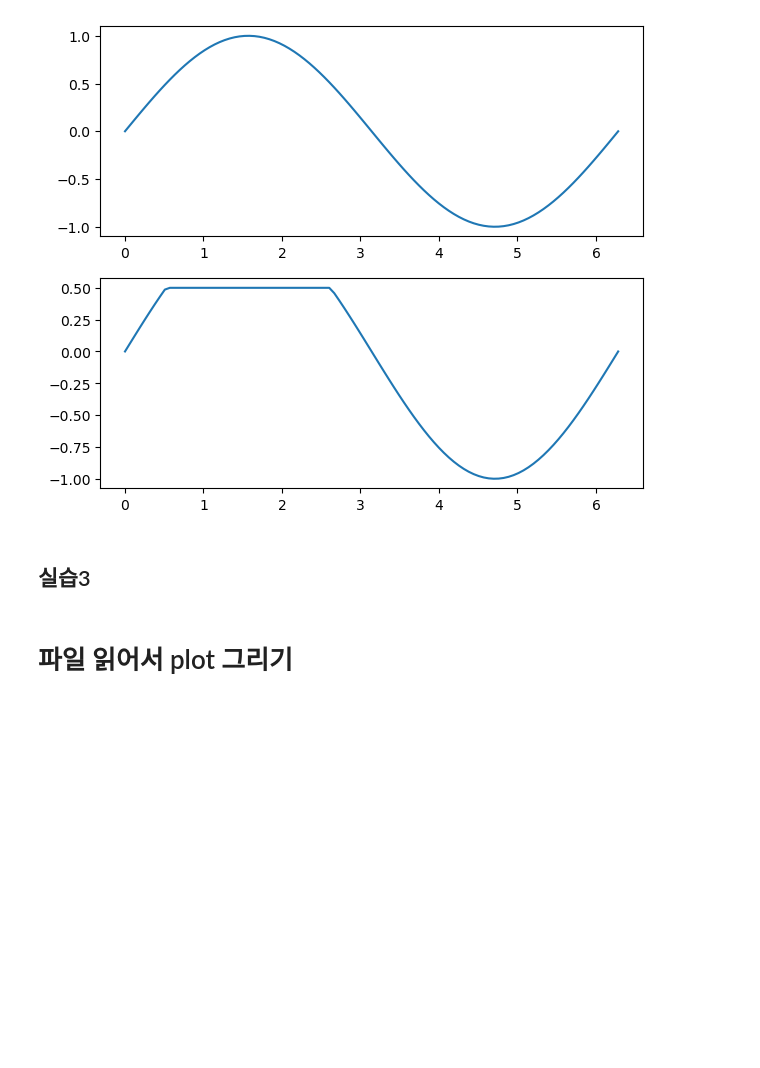
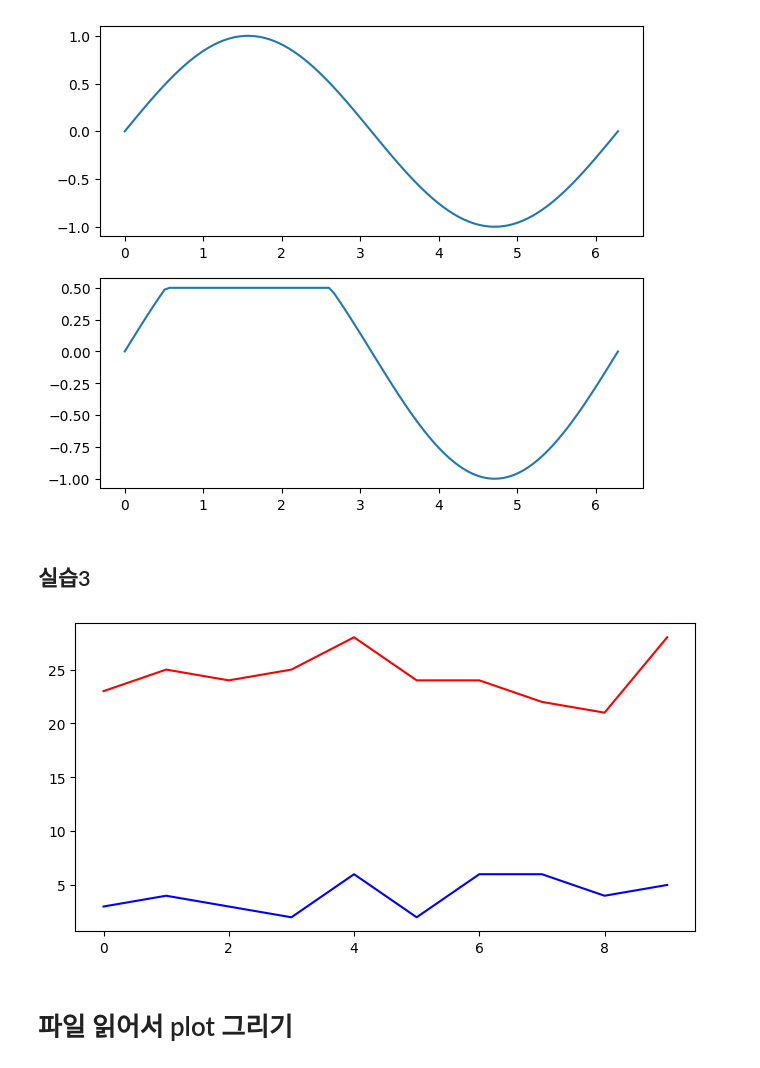
Before and after one commit to Woochang4862/USW-Data-Visualization, a Jupyter notebook: w3/dv2024_3w_code.ipynb, the cells around one changed output. Cells and saved outputs as stored; diff of their text form; code cells hidden in the pictures; blank space fills up the shorter version.

```diff
--- a/w3/dv2024_3w_code.ipynb
+++ b/w3/dv2024_3w_code.ipynb
@@ -127,25 +128,22 @@ _=ax2.plot(X,Y)
 # %% [markdown]
 ## 실습3
 # %%
-import time
-while True:
-    fig=plt.figure(figsize=(8,4), dpi=100)
-    ax=fig.subplots()
+fig=plt.figure(figsize=(8,4), dpi=100)
+ax=fig.subplots()
 
-    X=range(10)
-    Y1=np.random.randint(0,10,size=10)
-    Y2=np.random.randint(20,30,size=10)
+X=range(10)
+Y1=np.random.randint(0,10,size=10)
+Y2=np.random.randint(20,30,size=10)
 
-    col_dic={0:'r', 1:'b'}
+col_dic={0:'r', 1:'b'}
 
-    ## 코드작성
-    Y1_left = Y1.sum() % 2
-    Y2_left = Y2.sum() % 2
-    _=ax.plot(X,Y1, color=col_dic[Y1_left])
-    _=ax.plot(X,Y2, color=col_dic[Y2_left])
-
-    time.delay(1000)
-    fig.close()
+## 코드작성
+Y1_left = Y1.sum() % 2
+Y2_left = Y2.sum() % 2
+_=ax.plot(X,Y1, color=col_dic[Y1_left])
+_=ax.plot(X,Y2, color=col_dic[Y2_left])
+# %% [output]
+[figure, added]
 # %% [markdown]
 # 파일 읽어서 plot 그리기
 # %% [markdown]
```
Also changed, not shown: parts of 4 cells of this notebook.
